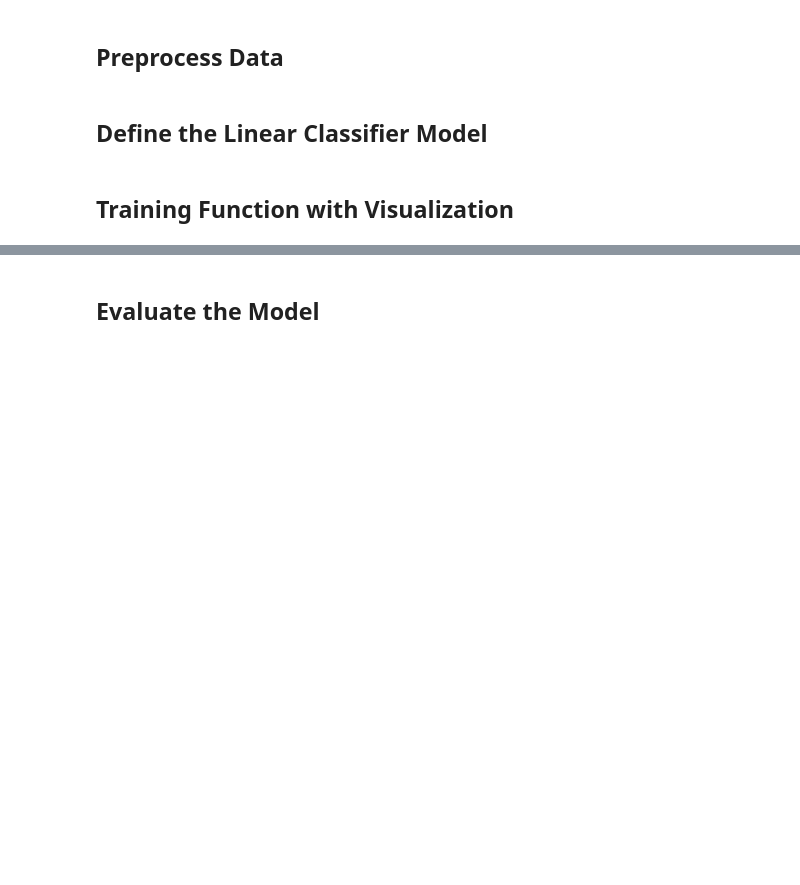
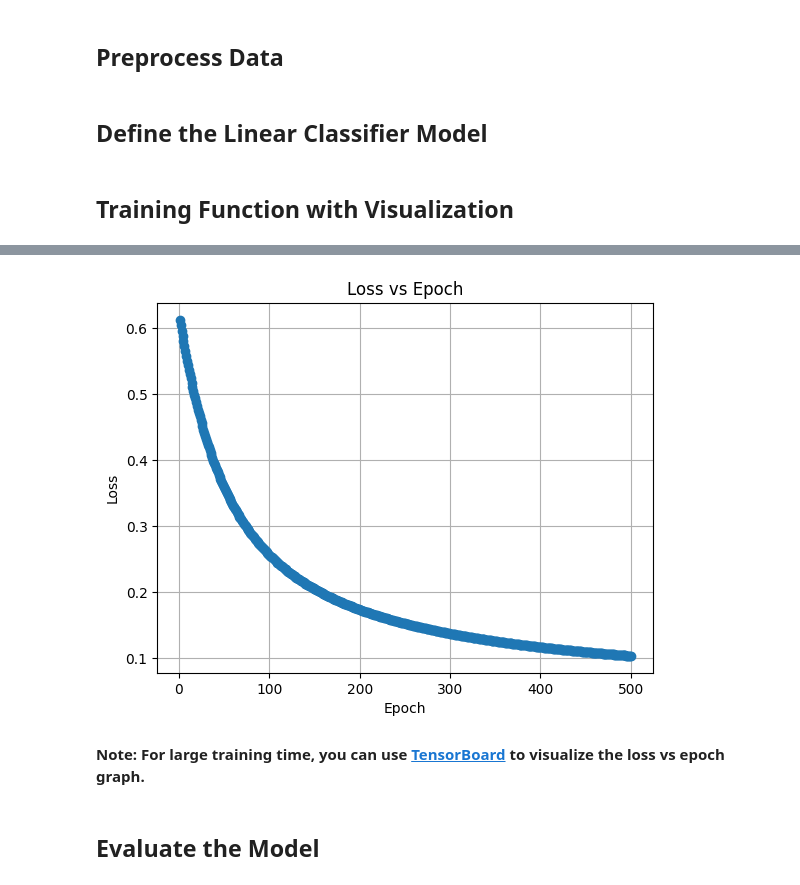
Before and after one commit to mhrafi66/REU_Tutorials, a Jupyter notebook: REU_Lecture_2.ipynb, the cells around one changed output, grey strips where cells are left out. Drawn from its saved outputs; the diff is of its cells as text; code cells hidden in the pictures; blank space fills up the shorter version.

```diff
--- a/REU_Lecture_2.ipynb
+++ b/REU_Lecture_2.ipynb
@@ -199,4 +203,16 @@ Epoch 100/500, Loss: 0.5470, Weights: [0.53765166 0.48224407], Bias: [-0.3345456
 ... (40 outputs left out)
+# %%
+# Plot loss vs epoch
+plt.plot(range(1, len(losses) + 1), losses, marker='o')
+plt.xlabel('Epoch')
+plt.ylabel('Loss')
+plt.title('Loss vs Epoch')
+plt.grid(True)
+plt.show()
+# %% [output]
+[figure, added]
+# %% [markdown]
+**Note: For large training time, you can use [TensorBoard](https://pytorch.org/tutorials/recipes/recipes/tensorboard_with_pytorch.html) to visualize the loss vs epoch graph.**
 # %% [markdown]
 ## Evaluate the Model
 # %%
```
Also changed, not shown: parts of 9 cells of this notebook.
